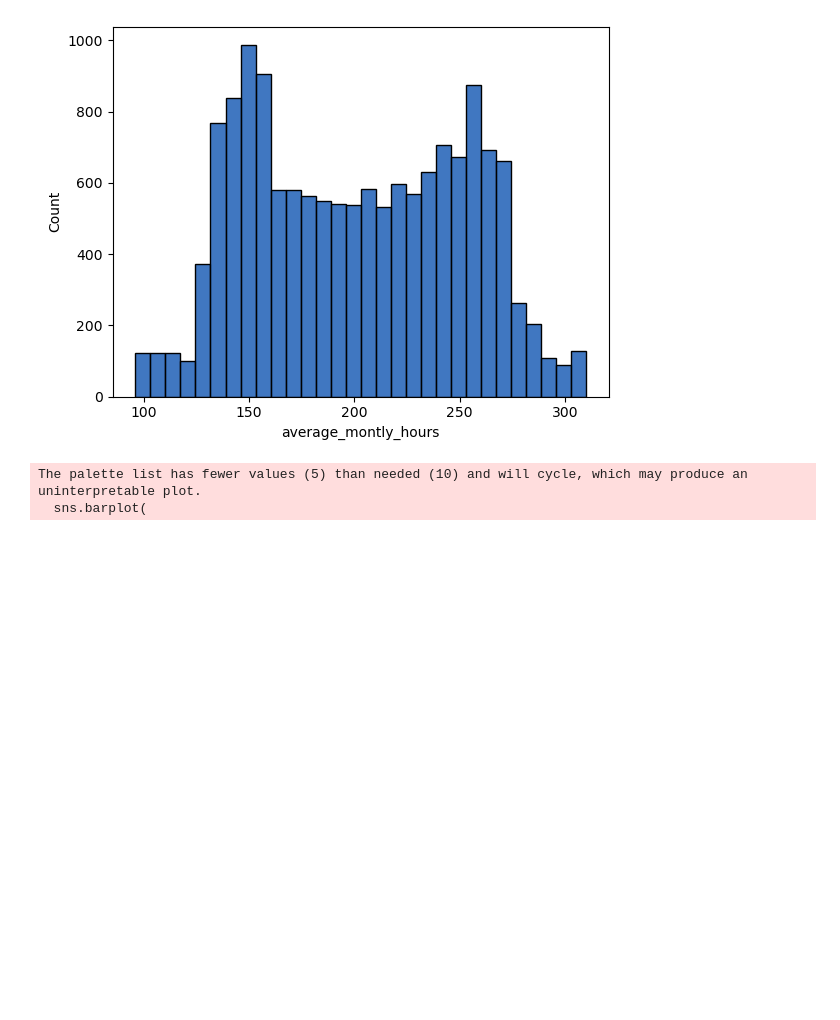
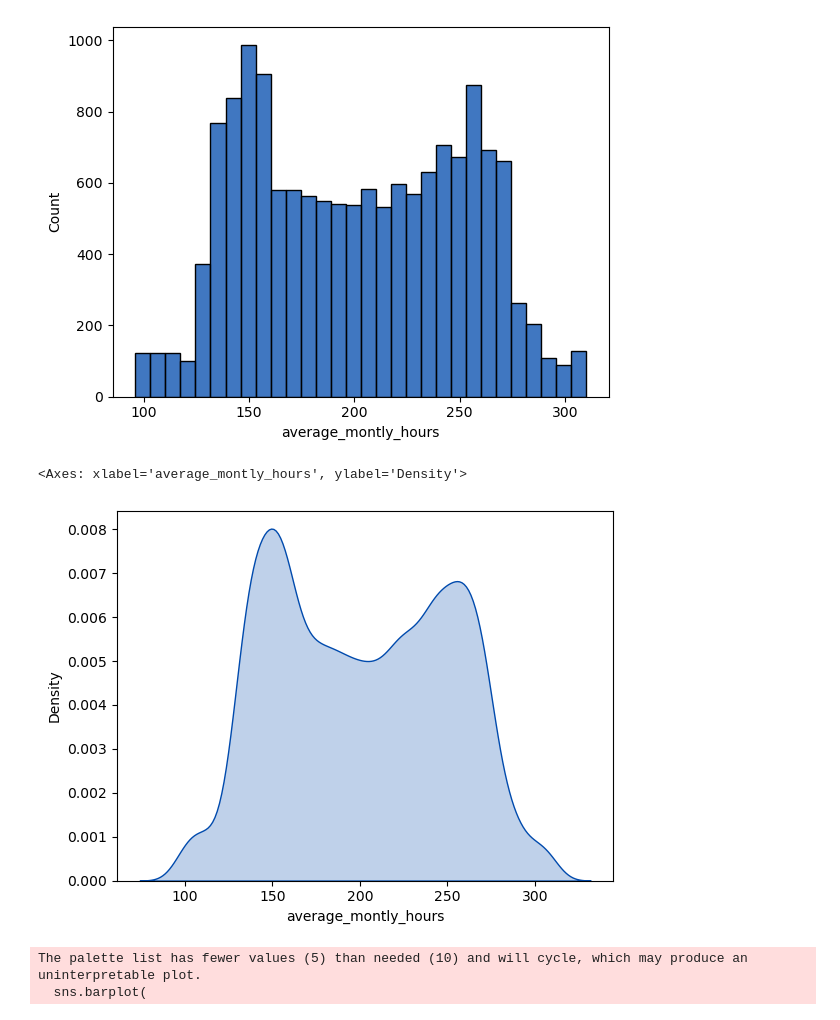
Before and after one commit to MiguelAMeloM/Miguel_DataAnalytics, a Jupyter notebook: RRHH/rrhh_analisis.ipynb, the cells around one changed output. Cells and saved outputs as stored; diff of their text form; code cells hidden in the pictures; blank space fills up the shorter version.

Commit message:
data_st03

```diff
--- a/RRHH/rrhh_analisis.ipynb
+++ b/RRHH/rrhh_analisis.ipynb
@@ -92,6 +92,16 @@ sns.histplot(
 # %% [output]
 <Axes: xlabel='average_montly_hours', ylabel='Count'>
 [figure]
+# %%
+sns.kdeplot(
+    data = df,
+    x = 'average_montly_hours',
+    color = palette[0],
+    fill = True
+)
+# %% [output]
+<Axes: xlabel='average_montly_hours', ylabel='Density'>
+[figure, added]
 # %%
 sns.barplot(
     data = df['Department'].value_counts(normalize=True).to_frame(),
```
Also changed, not shown: 1 other file.
